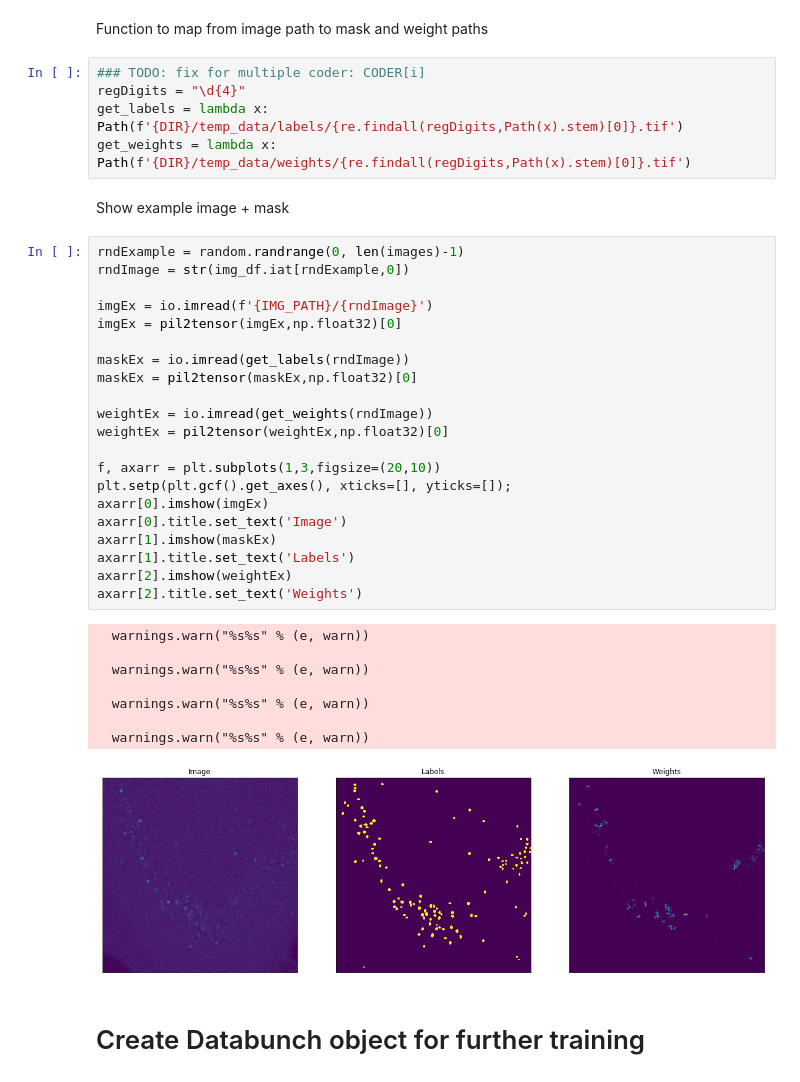
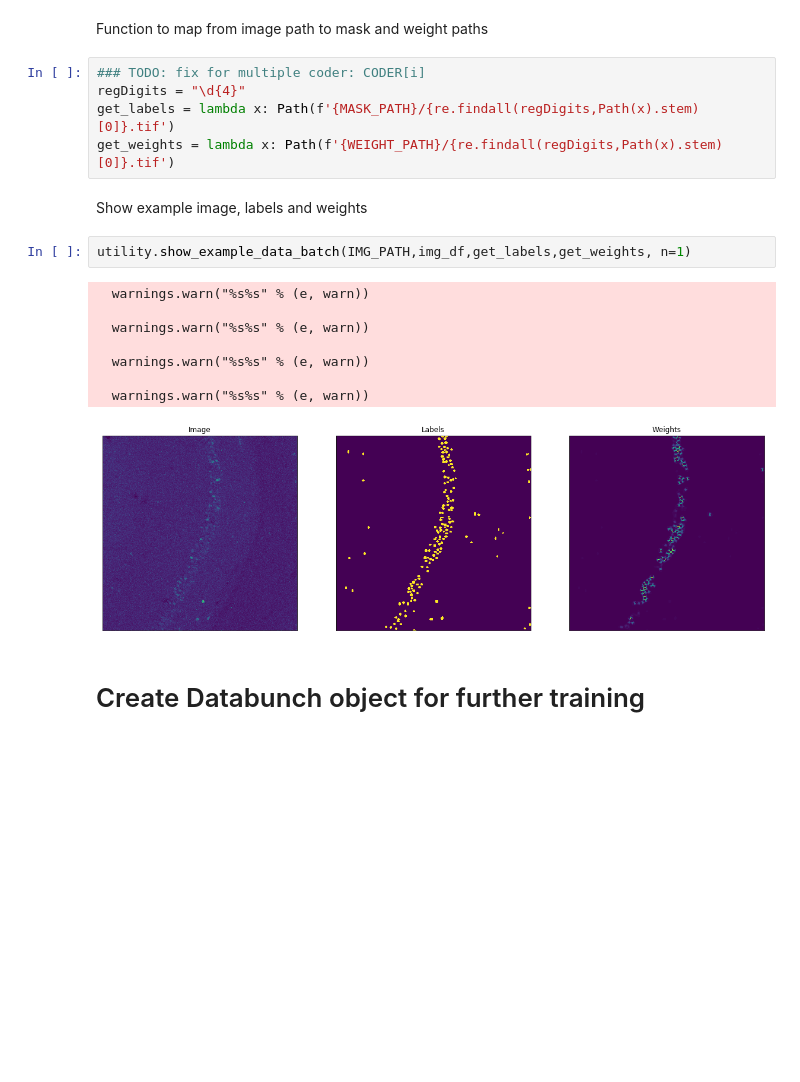
Before and after one commit to mjwock/FastAI_Microscopy_Image_Segmentation, a Jupyter notebook: DeepFLaSH_010220.ipynb, the cells around one changed output. Cells and saved outputs as stored; diff of their text form; blank space fills up the shorter version.

```diff
--- a/DeepFLaSH_010220.ipynb
+++ b/DeepFLaSH_010220.ipynb
@@ -142,39 +127,20 @@ Function to map from image path to mask and weight paths
 # %%
 ### TODO: fix for multiple coder: CODER[i]
 regDigits = "\d{4}"
-get_labels = lambda x: Path(f'{DIR}/temp_data/labels/{re.findall(regDigits,Path(x).stem)[0]}.tif')
-get_weights = lambda x: Path(f'{DIR}/temp_data/weights/{re.findall(regDigits,Path(x).stem)[0]}.tif')
+get_labels = lambda x: Path(f'{MASK_PATH}/{re.findall(regDigits,Path(x).stem)[0]}.tif')
+get_weights = lambda x: Path(f'{WEIGHT_PATH}/{re.findall(regDigits,Path(x).stem)[0]}.tif')
 # %% [markdown]
-Show example image + mask
+Show example image, labels and weights
-# %%
-rndExample = random.randrange(0, len(images)-1)
-rndImage = str(img_df.iat[rndExample,0])
-
-imgEx = io.imread(f'{IMG_PATH}/{rndImage}')
-imgEx = pil2tensor(imgEx,np.float32)[0]
-
-maskEx = io.imread(get_labels(rndImage))
-maskEx = pil2tensor(maskEx,np.float32)[0]
-
-weightEx = io.imread(get_weights(rndImage))
-weightEx = pil2tensor(weightEx,np.float32)[0]
-
-f, axarr = plt.subplots(1,3,figsize=(20,10))
-plt.setp(plt.gcf().get_axes(), xticks=[], yticks=[]);
-axarr[0].imshow(imgEx)
-axarr[0].title.set_text('Image')
-axarr[1].imshow(maskEx)
-axarr[1].title.set_text('Labels')
-axarr[2].imshow(weightEx)
-axarr[2].title.set_text('Weights')
-# %% [output]
-  warnings.warn("%s%s" % (e, warn))
-
-  warnings.warn("%s%s" % (e, warn))
-
-  warnings.warn("%s%s" % (e, warn))
-
-  warnings.warn("%s%s" % (e, warn))
-[figure, removed]
+# %%
+utility.show_example_data_batch(IMG_PATH,img_df,get_labels,get_weights, n=1)
+# %% [output]
+  warnings.warn("%s%s" % (e, warn))
+
+  warnings.warn("%s%s" % (e, warn))
+
+  warnings.warn("%s%s" % (e, warn))
+
+  warnings.warn("%s%s" % (e, warn))
+[figure, added]
 # %% [markdown]
 # Create Databunch object for further training
```
Also changed, not shown: parts of 29 cells of this notebook, 8 other files.
